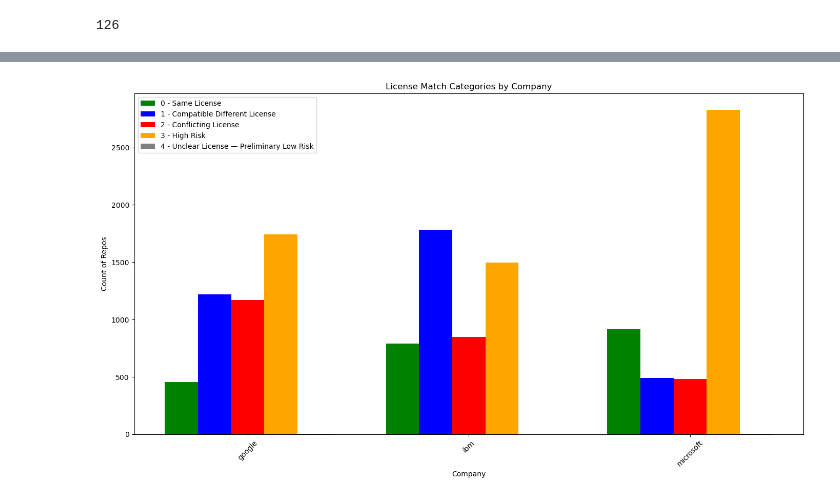
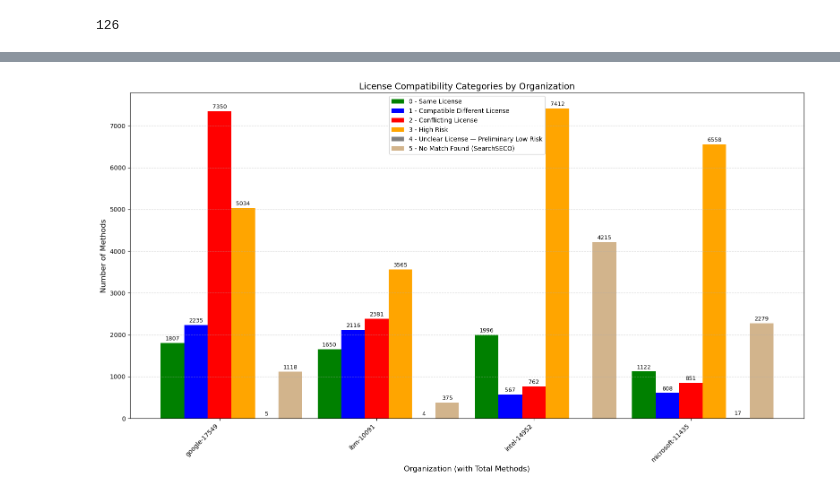
Before and after one commit to SecureSECO/searchSECO-miner, a Jupyter notebook: python_script/get_statistics_results.ipynb, the cells around one changed output, grey strips where cells are left out. Drawn from its saved outputs; the diff is of its cells as text; code cells hidden in the pictures.

```diff
--- a/python_script/get_statistics_results.ipynb
+++ b/python_script/get_statistics_results.ipynb
@@ -213,7 +313,7 @@ def fetch_license_category_counts():
     conn = get_db_conn()
     cur = conn.cursor()
 
-    # Fetch all 5 license category counts by org
+    # Fetch category counts and total method count per organization
     cur.execute("""
         SELECT
             LOWER(organization),
@@ -221,7 +321,16 @@ def fetch_license_category_counts():
             SUM(dif_license_comply) AS cat1,
             SUM(license_conflicts) AS cat2,
             SUM(high_risks) AS cat3,
-            SUM(undetermined) AS cat4
+            SUM(undetermined) AS cat4,
+            SUM(no_match) AS cat5,
+            (
+                COALESCE(SUM(same_license), 0) +
+                COALESCE(SUM(dif_license_comply), 0) +
+                COALESCE(SUM(license_conflicts), 0) +
+                COALESCE(SUM(high_risks), 0) +
+                COALESCE(SUM(undetermined), 0) +
+                COALESCE(SUM(no_match), 0)
+            ) AS total_methods
         FROM searchrepos
         WHERE is_active = FALSE
         GROUP BY LOWER(organization);
@@ -235,42 +344,63 @@ def fetch_license_category_counts():
             1: row[2] or 0,
             2: row[3] or 0,
             3: row[4] or 0,
-            4: row[5] or 0
+            4: row[5] or 0,
+            5: row[6] or 0,
+            'total_methods': row[7]
         }
 
     cur.close()
     conn.close()
     return company_category_data
 
 def plot_license_categories(company_category_data):
     companies = sorted(company_category_data.keys())
     x = range(len(companies))
     width = 0.15
 
     # Extract data per category
     category_0 = [company_category_data[c][0] for c in companies]
     category_1 = [company_category_data[c][1] for c in companies]
     category_2 = [company_category_data[c][2] for c in companies]
     category_3 = [company_category_data[c][3] for c in companies]
     category_4 = [company_category_data[c][4] for c in companies]
+    category_5 = [company_category_data[c][5] for c in companies]
+    total_methods = [company_category_data[c]['total_methods'] for c in companies]
 
-    plt.figure(figsize=(14, 8))
-    plt.bar([i - 2*width for i in x], category_0, width=width, label='0 - Same License', color='green')
-    plt.bar([i - width for i in x], category_1, width=width, label='1 - Compatible Different License', color='blue')
-    plt.bar(x, category_2, width=width, label='2 - Conflicting License', color='red')
-    plt.bar([i + width for i in x], category_3, width=width, label='3 - High Risk', color='orange')
-    plt.bar([i + 2*width for i in x], category_4, width=width, label='4 - Unclear License — Preliminary Low Risk', color='gray')
+    # Append total_methods to company labels
+    labels = [f"{c}-{total_methods[i]}" for i, c in enumerate(companies)]
 
-    plt.xlabel('Company')
-    plt.ylabel('Count of Repos')
-    plt.title('License Match Categories by Company')
-    plt.xticks(x, companies, rotation=45)
+    plt.figure(figsize=(16, 9))
+    bars0 = plt.bar([i - 2*width for i in x], category_0, width=width, label='0 - Same License', color='green')
+    bars1 = plt.bar([i - width for i in x], category_1, width=width, label='1 - Compatible Different License', color='blue')
+    bars2 = plt.bar(x, category_2, width=width, label='2 - Conflicting License', color='red')
+    bars3 = plt.bar([i + width for i in x], category_3, width=width, label='3 - High Risk', color='orange')
+    bars4 = plt.bar([i + 2*width for i in x], category_4, width=width, label='4 - Unclear License — Preliminary Low Risk', color='gray')
+    bars5 = plt.bar([i + 3*width for i in x], category_5, width=width, label='5 - No Match Found (SearchSECO)', color='tan')
+
+    # Helper to annotate bars
+    def annotate_bars(bars):
+        for bar in bars:
+            height = bar.get_height()
+            if height > 0:
+                plt.text(bar.get_x() + bar.get_width()/2, height + 30, f'{int(height)}',
+                         ha='center', va='bottom', fontsize=9)
+
+    # Annotate each bar group
+    for bars in [bars0, bars1, bars2, bars3, bars4, bars5]:
+        annotate_bars(bars)
+
+    plt.xlabel('Organization (with Total Methods)', fontsize=12)
+    plt.ylabel('Number of Methods', fontsize=12)
+    plt.title('License Compatibility Categories by Organization', fontsize=14)
+    plt.xticks(x, labels, rotation=45, ha='right')
     plt.legend()
     plt.tight_layout()
+    plt.grid(axis='y', linestyle='--', alpha=0.5)
     plt.show()
 
 # Run
 company_category_data = fetch_license_category_counts()
 plot_license_categories(company_category_data)
 # %% [output]
-[figure, old version]
+[figure, new version]
```
Also changed, not shown: parts of 4 cells of this notebook, 3 other files.
